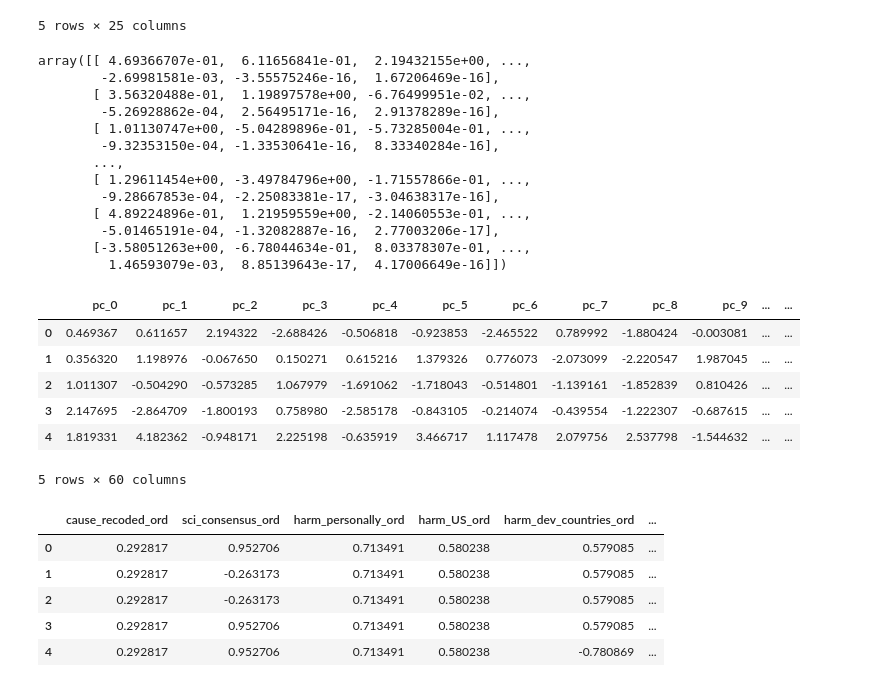
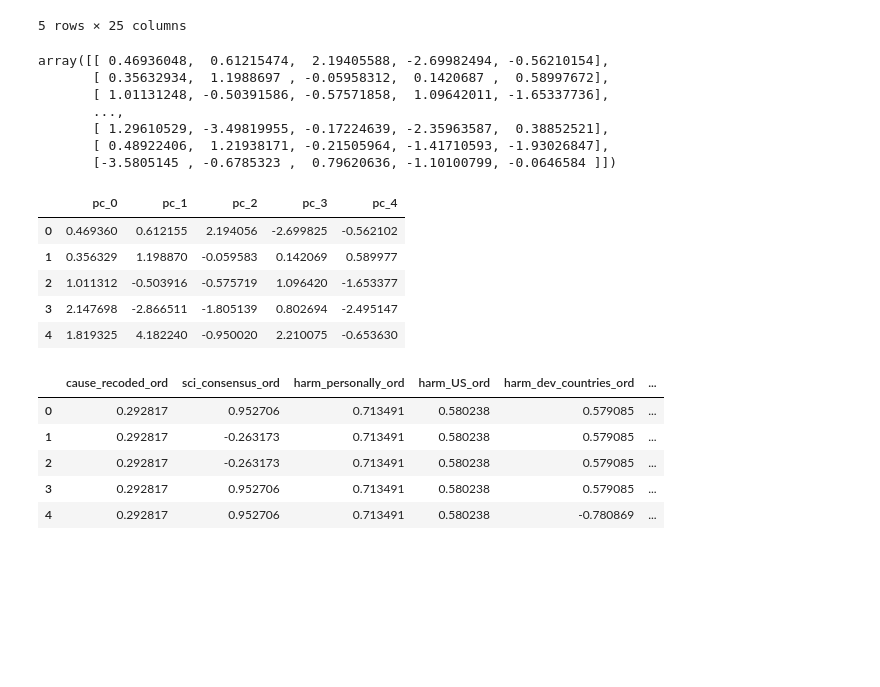
Before and after one commit to sabaiitj/Climate-Change-Survey, a Jupyter notebook: code/Saba_SelectKBest_and_PCA.ipynb, the cells around one changed output. Drawn from its saved outputs; the diff is of its cells as text; code cells hidden in the pictures; blank space fills up the shorter version.

```diff
--- a/code/Saba_SelectKBest_and_PCA.ipynb
+++ b/code/Saba_SelectKBest_and_PCA.ipynb
@@ -48,7 +48,7 @@ X_train_ss_removed = X_train_ss.loc[:,removed_cols]
 X_test_ss_removed = X_test_ss.loc[:,removed_cols]
 # %%
 from sklearn.decomposition import PCA
-pca = PCA().fit(X_train_ss_removed)
+pca = PCA(n_components=5).fit(X_train_ss_removed)
 # %%
 pca.explained_variance_
 # %% [output]
@@ -186,32 +163,25 @@ final_df_train.head()
 # %%
 pca.transform(X_test_ss_removed)
 # %% [output]
-array([[ 4.69366707e-01,  6.11656841e-01,  2.19432155e+00, ...,
-        -2.69981581e-03, -3.55575246e-16,  1.67206469e-16],
-       [ 3.56320488e-01,  1.19897578e+00, -6.76499951e-02, ...,
-        -5.26928862e-04,  2.56495171e-16,  2.91378289e-16],
-       [ 1.01130747e+00, -5.04289896e-01, -5.73285004e-01, ...,
-        -9.32353150e-04, -1.33530641e-16,  8.33340284e-16],
+array([[ 0.46936048,  0.61215474,  2.19405588, -2.69982494, -0.56210154],
+       [ 0.35632934,  1.1988697 , -0.05958312,  0.1420687 ,  0.58997672],
+       [ 1.01131248, -0.50391586, -0.57571858,  1.09642011, -1.65337736],
        ...,
-       [ 1.29611454e+00, -3.49784796e+00, -1.71557866e-01, ...,
-        -9.28667853e-04, -2.25083381e-17, -3.04638317e-16],
-       [ 4.89224896e-01,  1.21959559e+00, -2.14060553e-01, ...,
-        -5.01465191e-04, -1.32082887e-16,  2.77003206e-17],
-       [-3.58051263e+00, -6.78044634e-01,  8.03378307e-01, ...,
-         1.46593079e-03,  8.85139643e-17,  4.17006649e-16]])
+       [ 1.29610529, -3.49819955, -0.17224639, -2.35963587,  0.38852521],
+       [ 0.48922406,  1.21938171, -0.21505964, -1.41710593, -1.93026847],
+       [-3.5805145 , -0.6785323 ,  0.79620636, -1.10100799, -0.0646584 ]])
 # %%
 # "new" columns -- PC's
 pca_df_test = pd.DataFrame(pca.transform(X_test_ss_removed),
-                      columns=['pc_' + str(i) for i in range(X_test_ss_removed.shape[1])])
+                      columns=['pc_' + str(i) for i in range(5)])
 pca_df_test.head()
 # %% [output]
-|  | pc_0 | pc_1 | pc_2 | pc_3 | pc_4 | pc_5 | pc_6 | pc_7 | pc_8 | pc_9 | ... | ... |
-| 0 | 0.469367 | 0.611657 | 2.194322 | -2.688426 | -0.506818 | -0.923853 | -2.465522 | 0.789992 | -1.880424 | -0.003081 | ... | ... |
-| 1 | 0.356320 | 1.198976 | -0.067650 | 0.150271 | 0.615216 | 1.379326 | 0.776073 | -2.073099 | -2.220547 | 1.987045 | ... | ... |
-| 2 | 1.011307 | -0.504290 | -0.573285 | 1.067979 | -1.691062 | -1.718043 | -0.514801 | -1.139161 | -1.852839 | 0.810426 | ... | ... |
-| 3 | 2.147695 | -2.864709 | -1.800193 | 0.758980 | -2.585178 | -0.843105 | -0.214074 | -0.439554 | -1.222307 | -0.687615 | ... | ... |
-| 4 | 1.819331 | 4.182362 | -0.948171 | 2.225198 | -0.635919 | 3.466717 | 1.117478 | 2.079756 | 2.537798 | -1.544632 | ... | ... |
+|  | pc_0 | pc_1 | pc_2 | pc_3 | pc_4 |
+| 0 | 0.469360 | 0.612155 | 2.194056 | -2.699825 | -0.562102 |
+| 1 | 0.356329 | 1.198870 | -0.059583 | 0.142069 | 0.589977 |
+| 2 | 1.011312 | -0.503916 | -0.575719 | 1.096420 | -1.653377 |
+| 3 | 2.147698 | -2.866511 | -1.805139 | 0.802694 | -2.495147 |
+| 4 | 1.819325 | 4.182240 | -0.950020 | 2.210075 | -0.653630 |
-5 rows × 60 columns
 # %%
 final_df_test = pd.concat([X_test_ss_new,pca_df_test.iloc[:,:5]],axis=1)
 final_df_test.head()
```
Also changed, not shown: parts of 8 cells of this notebook.
